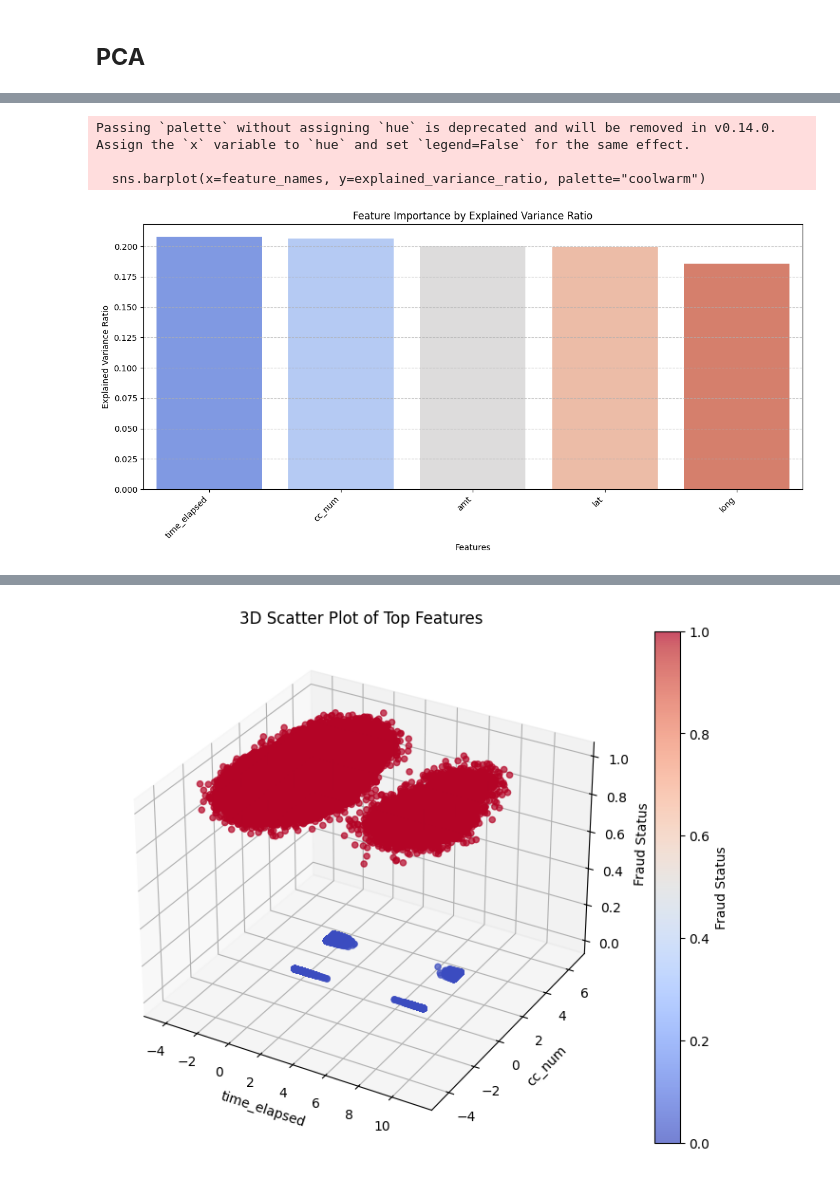
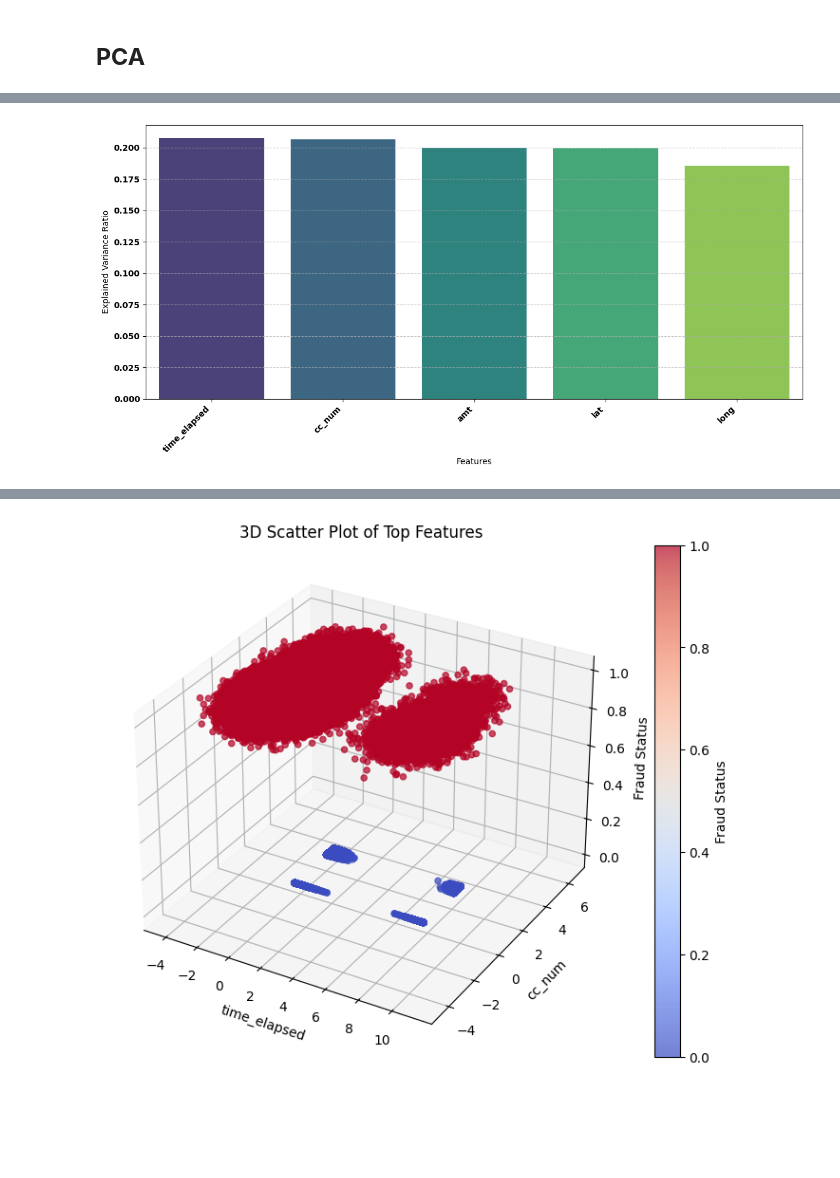
Before and after one commit to SabaIsrar/Project, a Jupyter notebook: CodeFile_Final.ipynb, the cells around one changed output, grey strips where cells are left out. Cells and saved outputs as stored; diff of their text form; code cells hidden in the pictures; blank space fills up the shorter version.

```diff
--- a/CodeFile_Final.ipynb
+++ b/CodeFile_Final.ipynb
@@ -242,22 +252,41 @@ X_scaled = scaler.fit_transform(X)
 # %%
+from sklearn.decomposition import PCA
+from sklearn.preprocessing import StandardScaler
+import matplotlib.pyplot as plt
+import seaborn as sns
+import numpy as np
+
+
+# Separate features and target
+X = df.drop(columns=['is_fraud'])
+y = df['is_fraud']
+
+# Normalize the data
+scaler = StandardScaler()
+X_scaled = scaler.fit_transform(X)
+
+# Create a PCA instance and fit it to the scaled data
+pca = PCA()  # You can specify the number of components here if needed
+pca.fit(X_scaled) # Fit the PCA model to your data
+
+
 # Get the names of the original columns
 feature_names = X.columns
 
 # Explained variance ratio for each feature
 explained_variance_ratio = pca.explained_variance_ratio_
 
+
 # Plot feature importance with column names
 plt.figure(figsize=(12, 6))
-sns.barplot(x=feature_names, y=explained_variance_ratio, palette="coolwarm")
-plt.title("Feature Importance by Explained Variance Ratio")
+sns.barplot(x=feature_names, y=explained_variance_ratio, hue=feature_names, palette="viridis", legend=False)
+# plt.title("Feature Importance by Explained Variance Ratio")
 plt.xlabel("Features")
 plt.ylabel("Explained Variance Ratio")
-plt.xticks(rotation=45, ha="right")  # Rotate column names for better visibility
+plt.xticks(rotation=45, ha="right", fontweight='bold')  # Make x-axis tick labels bold
+plt.yticks(fontweight='bold')  # Make y-axis tick labels bold
 plt.grid(axis="y", linestyle="--", alpha=0.7)
 plt.tight_layout()
 plt.show()
 # %% [output]
-Passing `palette` without assigning `hue` is deprecated and will be removed in v0.14.0. Assign the `x` variable to `hue` and set `legend=False` for the same effect.
-
-  sns.barplot(x=feature_names, y=explained_variance_ratio, palette="coolwarm")
-[figure, old version]
+[figure, new version]
```
Also changed, not shown: parts of 18 cells of this notebook.
